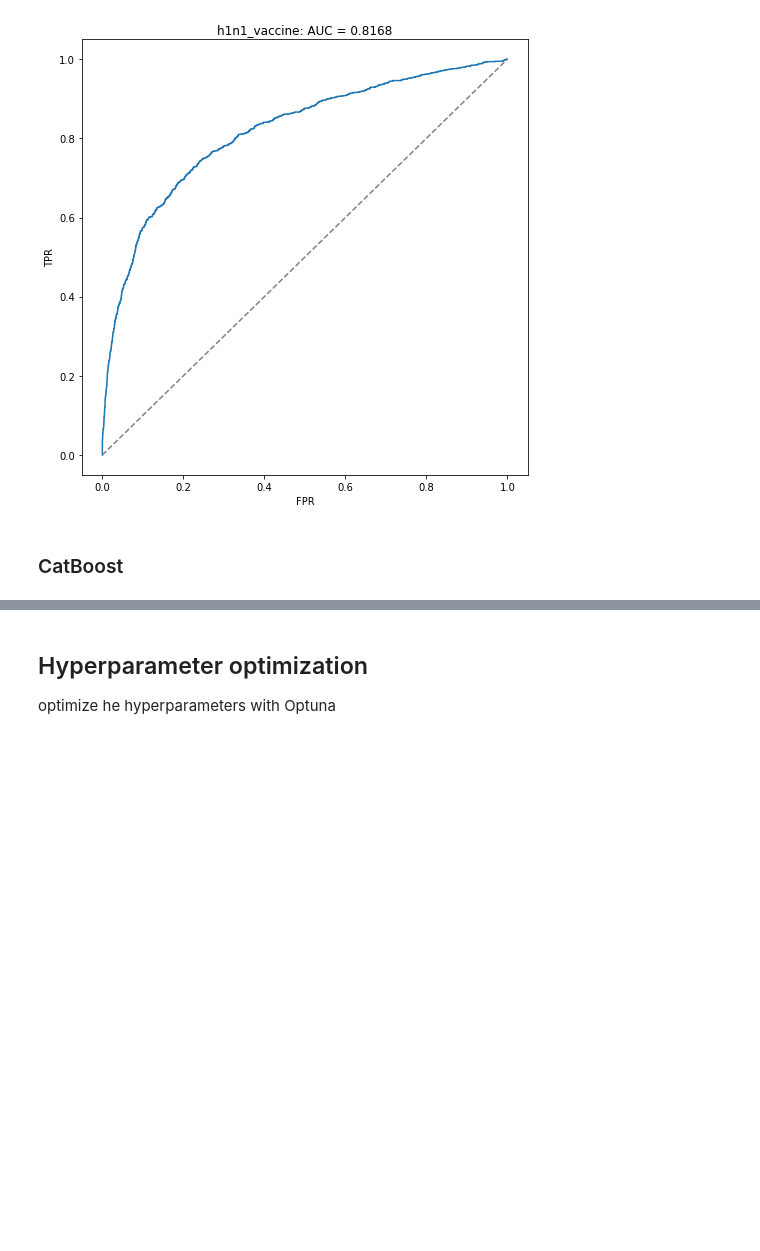
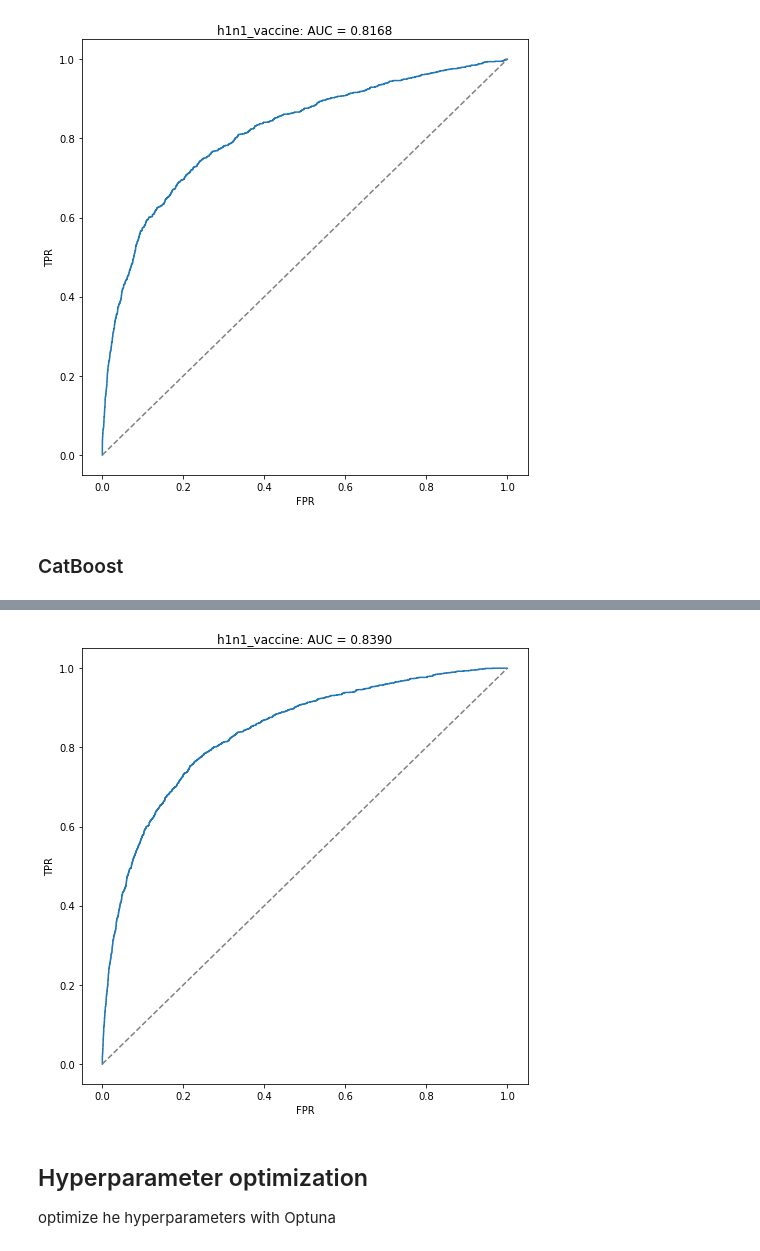
Before and after one commit to fabianlae/Predict-H1N1-and-Seasonal-Flu-Vaccines, a Jupyter notebook: Flushot_Analytics.ipynb, the cells around one changed output, grey strips where cells are left out. Cells and saved outputs as stored; diff of their text form; code cells hidden in the pictures; blank space fills up the shorter version.

Commit message:
CatBoost Prediction

```diff
--- a/Flushot_Analytics.ipynb
+++ b/Flushot_Analytics.ipynb
@@ -640,0 +652,17 @@ array([21, 22, 23, 24, 25, 26, 27, 28, 29, 30, 33, 34])
+# %%
+# Initialize model
+catBoostmodel = CatBoostClassifier(verbose=False,
+    cat_features=categorical_features_indices,
+    iterations=500,
+    learning_rate=0.05745075659543725,
+    random_strength=4,
+    bagging_temperature=8,
+    max_bin=5,
+    grow_policy='Lossguide',
+    min_data_in_leaf=7,
+    max_depth=6,
+    l2_leaf_reg=11.323094517862078,
+    one_hot_max_size=10,
+    auto_class_weights='Balanced')
+# %%
+catBoostmodel.fit(X_train, y_train.h1n1_vaccine)
@@ -640,0 +671,2 @@ array([21, 22, 23, 24, 25, 26, 27, 28, 29, 30, 33, 34])
+# %%
+pred_h1n1 = catBoostmodel.predict_proba(X_test)
@@ -641,3 +683,18 @@ array([21, 22, 23, 24, 25, 26, 27, 28, 29, 30, 33, 34])
+# %%
+pred_h1n1 = pred_h1n1[:,1].reshape(-1,1)
+# %%
+fig, ax = plt.subplots(1, 1, figsize=(7, 7))
+
+plot_roc(
+    y_test.h1n1_vaccine,
+    pred_h1n1,
+    'h1n1_vaccine',
+    ax=ax
+)
+
+fig.tight_layout()
+# %% [output]
+[figure, added]
 # %% [markdown]
 ## Hyperparameter optimization
 optimize he hyperparameters with Optuna
```
Also changed, not shown: parts of 7 cells of this notebook.
